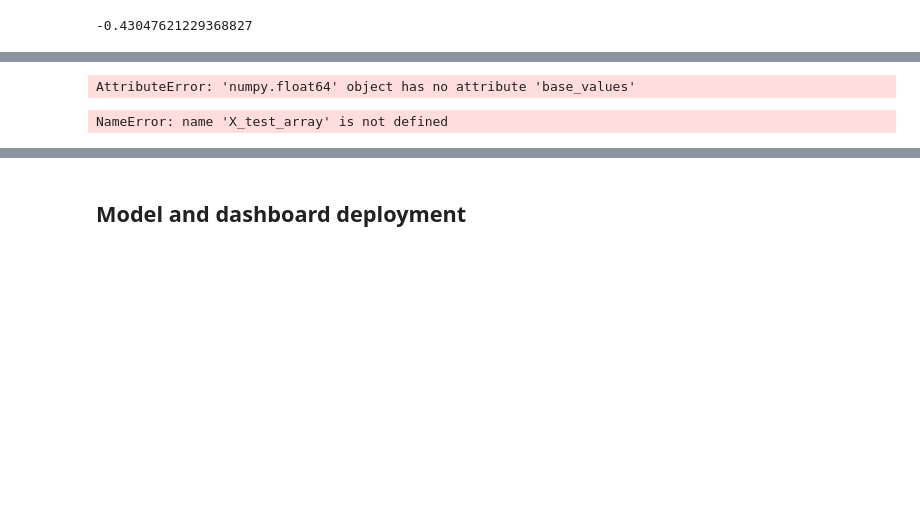
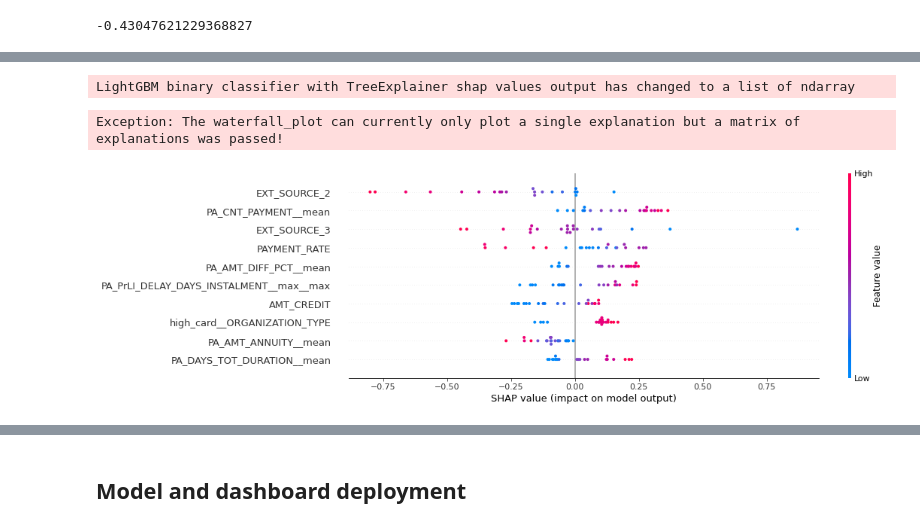
Before and after one commit to SmellyArmure/OC_DS_Project7, a Jupyter notebook: NOTEBOOKS/P7_05_Dashboard_prep.ipynb, the cells around one changed output, grey strips where cells are left out. Drawn from its saved outputs; the diff is of its cells as text; code cells hidden in the pictures; blank space fills up the shorter version.

```diff
--- a/NOTEBOOKS/P7_05_Dashboard_prep.ipynb
+++ b/NOTEBOOKS/P7_05_Dashboard_prep.ipynb
@@ -211,0 +212,7 @@ X_all, y_all, X_neigh, y_neigh, X_cust, main_cols,
+# %%
+# compute the SHAP values of the 20 neighbors + customer for the model
+X_cust_neigh = pd.concat([X_neigh,
+                          X_cust.to_frame(customer_idx).T],
+                         axis=0)
+# neighbors + customer shap values
+shap_val_neigh = explainer.shap_values(X_cust_neigh)
@@ -215,11 +225,3 @@ expected_value = explainer.expected_value[1] # depends on the model only (alread
 expected_value
 # %% [output]
 -0.43047621229368827
-# %%
-# compute the SHAP values of the 20 neighbors + customer for the model
-X_cust_neigh = pd.concat([X_neigh,
-                          X_cust.to_frame(customer_idx).T],
-                         axis=0)
-# neighbors + customer shap values
-shap_val_neigh = explainer.shap_values(X_cust_neigh)[1]
-shap_val_neigh.shape
@@ -227,0 +235,15 @@ shap_val_neigh.shape
+# %%
+# get feature importance on the selected data
+²
+import numpy as np
+
+shap_values = shap_val_neigh
+
+# vals= np.abs(shap_values).mean(0)
+vals = np.abs(shap_values[1]).mean(0)
+
+feat_imp = pd.DataFrame(list(zip(X_cust_neigh.columns, vals)),
+                                  columns=['col_name','feature_imp'])\
+                           .sort_values(by=['feature_imp'], ascending=False)
+
+most_imp_10_cols = feat_imp.iloc[:10]['col_name'].values
@@ -231,8 +261,6 @@ shap_val_neigh.shape
 # %%
-shap.waterfall_plot(expected_value,
-                    shap_val_neigh[-1], # shap value of the customer (last row)
-#                     feature_names=X_neigh.columns,
-#                     max_display=10
-                   )
+# shap.waterfall_plot(expected_value,
+#                     shap_val_neigh, # [1][-1]
+#                     X_cust_neigh.values.reshape(-1),
+# #                     feature_names=X_neigh.columns, max_display=10
+#                     )
-# %% [output]
-AttributeError: 'numpy.float64' object has no attribute 'base_values'
@@ -245,8 +267,11 @@ max_display=10
 # %%
 shap.plots._waterfall.waterfall_legacy(expected_value,
-                                       shap_val_neigh[-1],
-                                       X_test_array.reshape(-1),
+                                       shap_values[1][-1],
+                                       X_cust_neigh.values.reshape(-1),
                                        feature_names=X_neigh.columns,
-                                       max_display=10)
+                                       max_display=10, show=False)
+plt.gcf().set_size_inches((14,6))
+plt.show()
 # %% [output]
-NameError: name 'X_test_array' is not defined
+LightGBM binary classifier with TreeExplainer shap values output has changed to a list of ndarray
+Exception: The waterfall_plot can currently only plot a single explanation but a matrix of explanations was passed!
@@ -262,0 +278,10 @@ shap.summary_plot(log_reg_explainer.shap_values(X_test)[1],
+# %%
+shap.summary_plot(shap_values[1],
+                  X_cust_neigh.values,
+                  feature_names=X_neigh.columns,
+                  max_display=10,
+                  show=False)
+plt.gcf().set_size_inches((14,5))
+plt.show()
+# %% [output]
+[figure, added]
```
Also changed, not shown: parts of 16 cells of this notebook, 46 other files.
